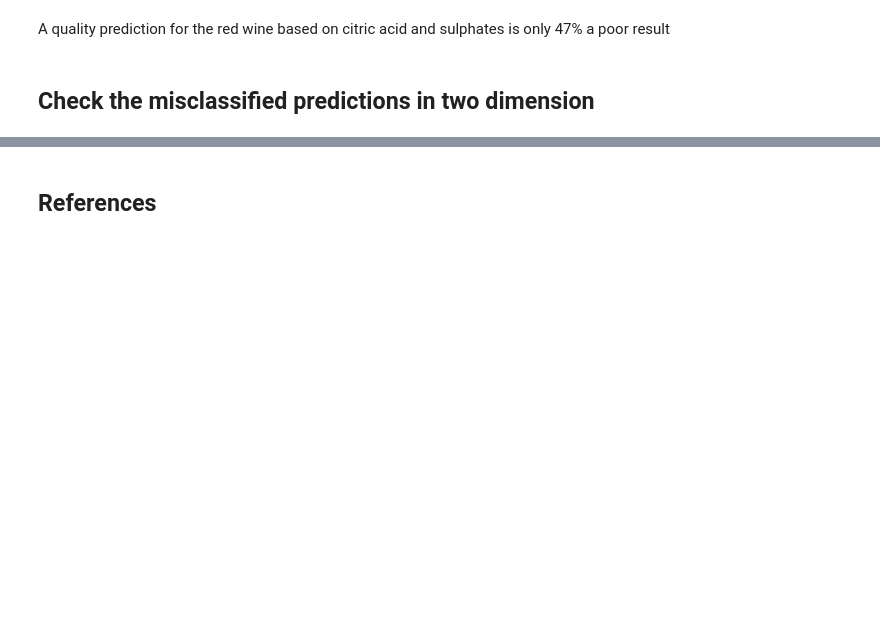
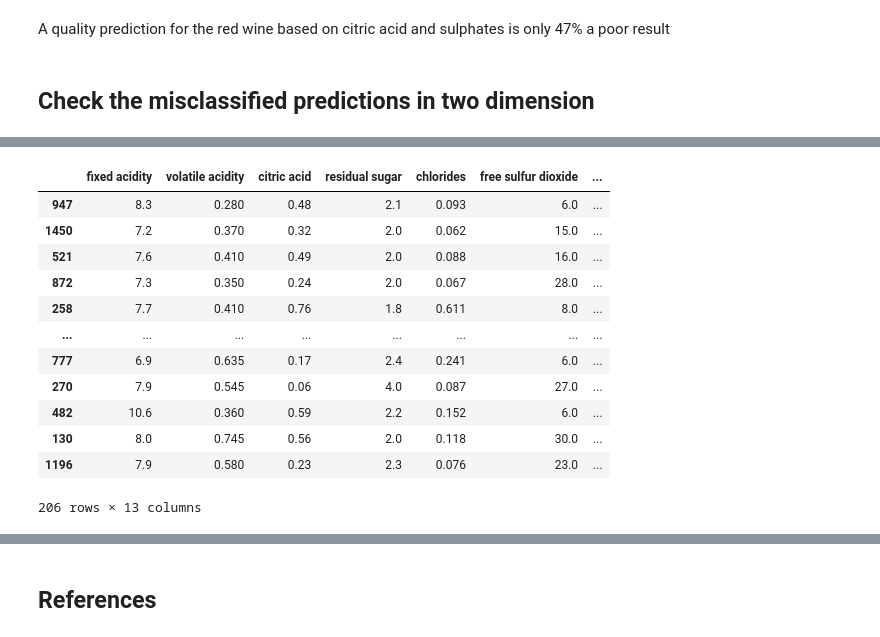
Before and after one commit to Silvio622/Machine-Learning-Scikit-Learn, a Jupyter notebook: scikit-learn.ipynb, the cells around one changed output, grey strips where cells are left out. Saved outputs shown, nothing was run; the diff lists cells and outputs as text; code cells hidden in the pictures; blank space fills up the shorter version.

```diff
--- a/scikit-learn.ipynb
+++ b/scikit-learn.ipynb
@@ -497,0 +501,18 @@ See the caveats in the documentation: https://pandas.pydata.org/pandas-docs/stab
+# %%
+# Show the misclassified data.
+misclass = test[test['predicted'] != test['quality']]
+misclass
+# %% [output]
+|  | fixed acidity | volatile acidity | citric acid | residual sugar | chlorides | free sulfur dioxide | ... |
+| 947 | 8.3 | 0.280 | 0.48 | 2.1 | 0.093 | 6.0 | ... |
+| 1450 | 7.2 | 0.370 | 0.32 | 2.0 | 0.062 | 15.0 | ... |
+| 521 | 7.6 | 0.410 | 0.49 | 2.0 | 0.088 | 16.0 | ... |
+| 872 | 7.3 | 0.350 | 0.24 | 2.0 | 0.067 | 28.0 | ... |
+| 258 | 7.7 | 0.410 | 0.76 | 1.8 | 0.611 | 8.0 | ... |
+| ... | ... | ... | ... | ... | ... | ... | ... |
+| 777 | 6.9 | 0.635 | 0.17 | 2.4 | 0.241 | 6.0 | ... |
+| 270 | 7.9 | 0.545 | 0.06 | 4.0 | 0.087 | 27.0 | ... |
+| 482 | 10.6 | 0.360 | 0.59 | 2.2 | 0.152 | 6.0 | ... |
+| 130 | 8.0 | 0.745 | 0.56 | 2.0 | 0.118 | 30.0 | ... |
+| 1196 | 7.9 | 0.580 | 0.23 | 2.3 | 0.076 | 23.0 | ... |
+206 rows × 13 columns
```
Also changed, not shown: parts of 34 cells of this notebook.
